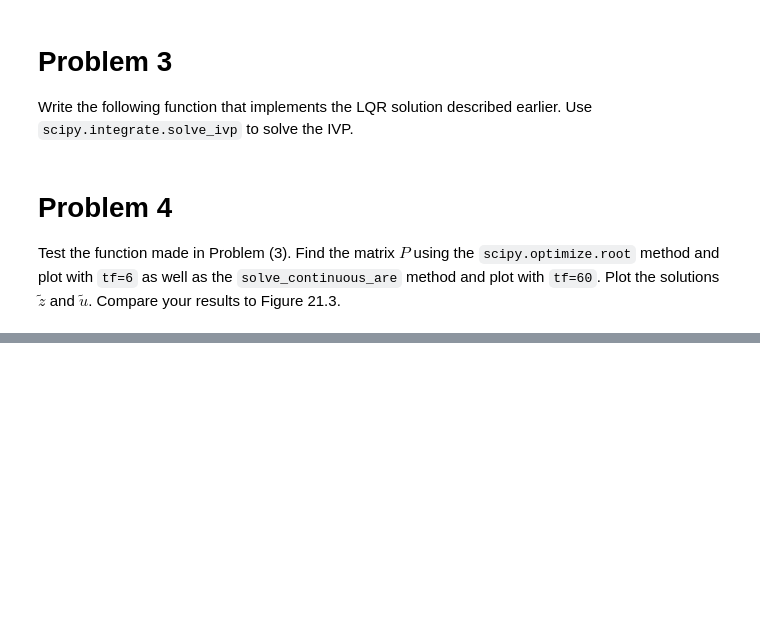
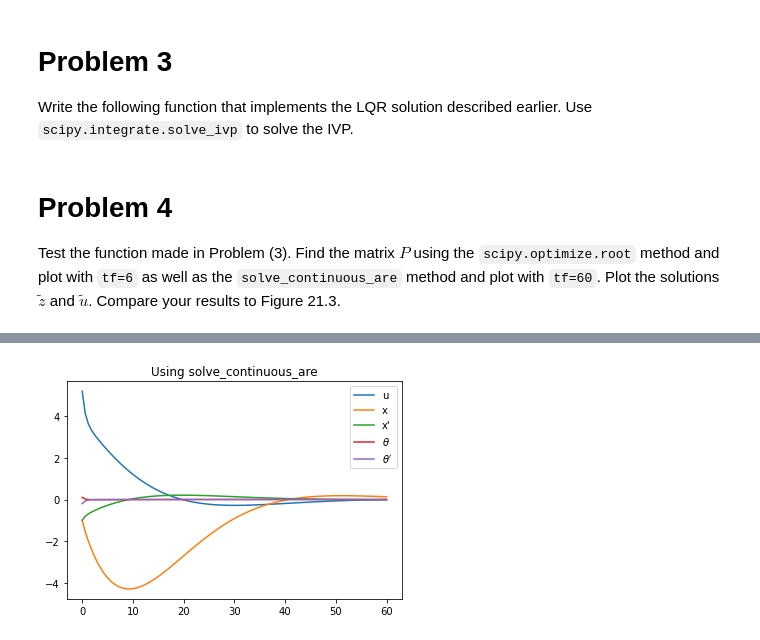
Before and after one commit to bryant0918/Model-Dynamics-and-Control, a Jupyter notebook: InvertedPendulum/inverted_pendulum.ipynb, the cells around one changed output, grey strips where cells are left out. Cells and saved outputs as stored; diff of their text form; code cells hidden in the pictures; blank space fills up the shorter version.

```diff
--- a/InvertedPendulum/inverted_pendulum.ipynb
+++ b/InvertedPendulum/inverted_pendulum.ipynb
@@ -111,0 +163,17 @@ X0 = np.array([-1, -1, .1, -.2])
+# %%
+P = la.solve_continuous_are(A,B,Q,R)
+tf = 60
+tv = np.linspace(0,tf,100)
+
+Z,U,t = rickshaw(tv,X0,A,B,Q,R,P)
+# %%
+plt.plot(t,U, label='u')
+plt.plot(t,Z[0], label='x')
+plt.plot(t,Z[1], label="x'")
+plt.plot(t,Z[2], label=r"$\theta$")
+plt.plot(t,Z[3], label=r"$\theta'$")
+plt.title("Using solve_continuous_are")
+plt.legend()
+plt.show()
+# %% [output]
+[figure, added]
```
Also changed, not shown: parts of 9 cells of this notebook.
